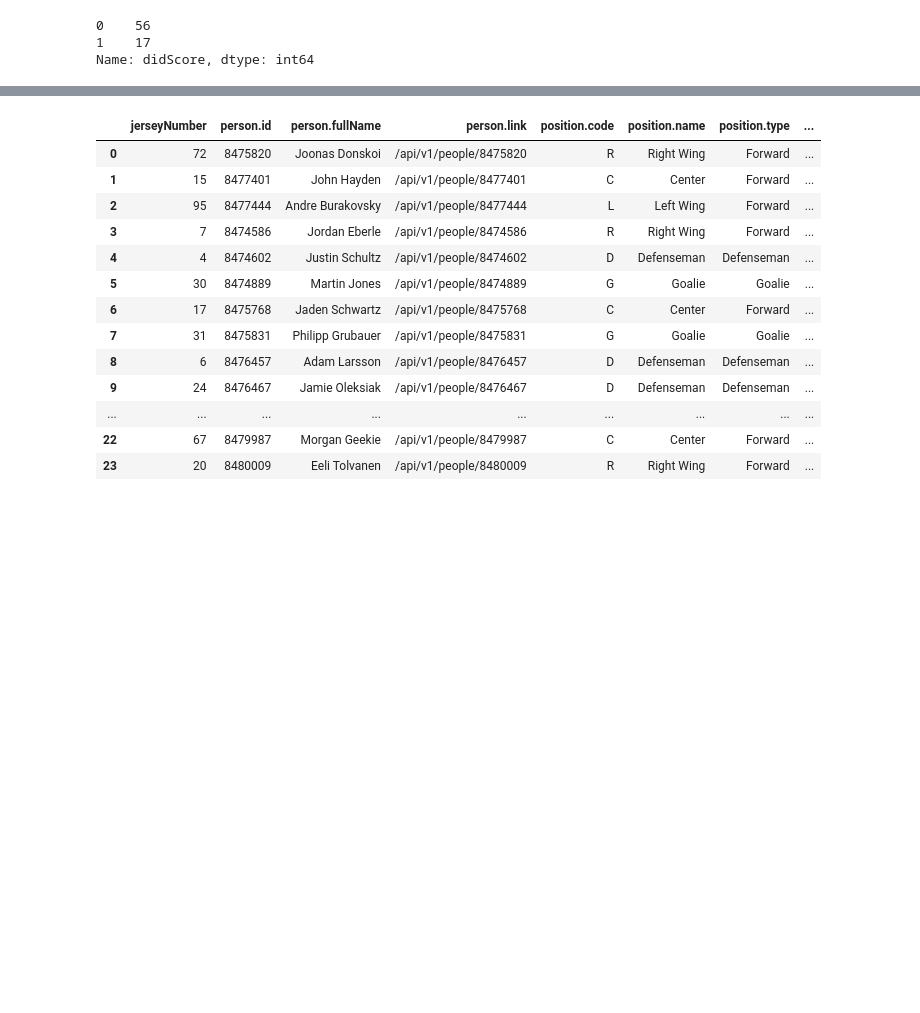
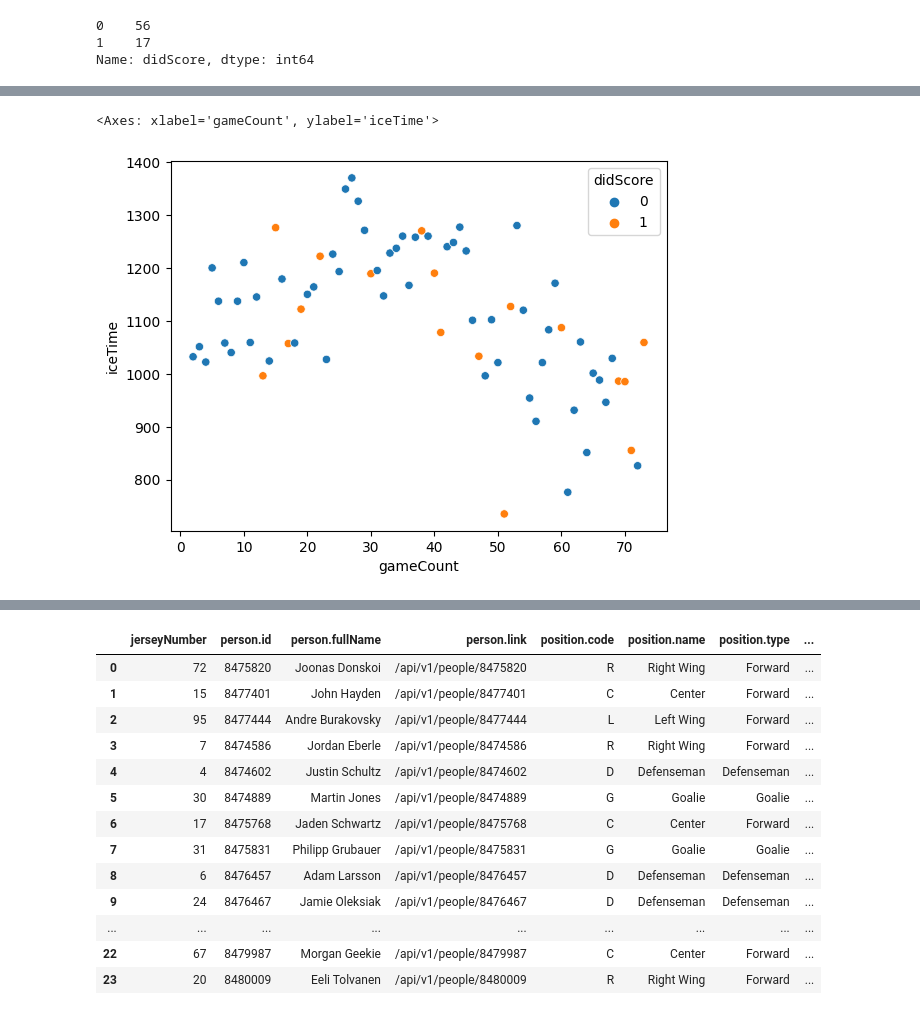
Before and after one commit to ElBennito39/fantasy_hockey_manager, a Jupyter notebook: NHL-data-exploration.ipynb, the cells around one changed output, grey strips where cells are left out. Saved outputs shown, nothing was run; the diff lists cells and outputs as text; code cells hidden in the pictures; blank space fills up the shorter version.

```diff
--- a/NHL-data-exploration.ipynb
+++ b/NHL-data-exploration.ipynb
@@ -317,0 +338,5 @@ features_df
+# %%
+sns.scatterplot(data=features_df[features_df['iceTime']>=500], x='gameCount', y='iceTime',hue='didScore')
+# %% [output]
+<Axes: xlabel='gameCount', ylabel='iceTime'>
+[figure, added]
```
Also changed, not shown: parts of 12 cells of this notebook.
